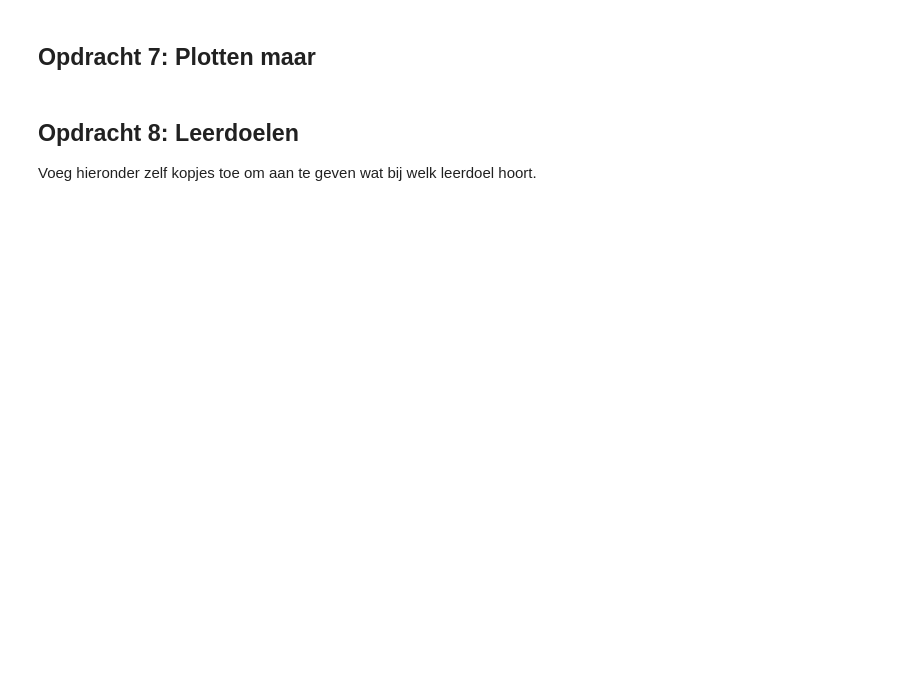
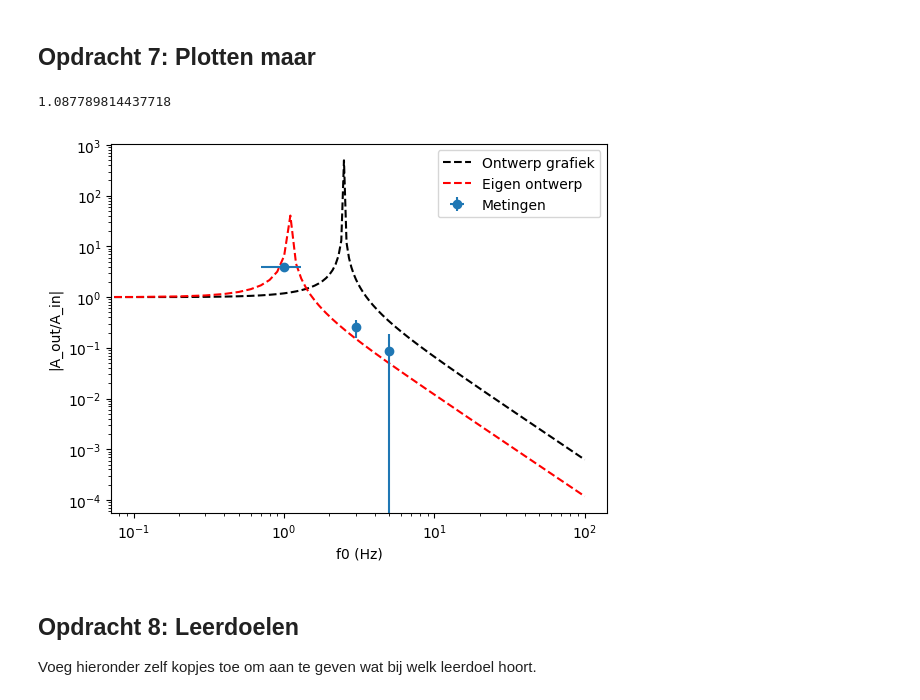
Before and after one commit to owesdorp/opdrachten-DEF-D, a Jupyter notebook: FysiekeOntwerpopdrachten/5MaakEenOpstellingTrillingsvrij/Ontwerpopdracht5MaakEenOpstellingTrillingsvrijInvulTemplate.ipynb, the cells around one changed output. Drawn from its saved outputs; the diff is of its cells as text; code cells hidden in the pictures; blank space fills up the shorter version.

```diff
--- a/FysiekeOntwerpopdrachten/5MaakEenOpstellingTrillingsvrij/Ontwerpopdracht5MaakEenOpstellingTrillingsvrijInvulTemplate.ipynb
+++ b/FysiekeOntwerpopdrachten/5MaakEenOpstellingTrillingsvrij/Ontwerpopdracht5MaakEenOpstellingTrillingsvrijInvulTemplate.ipynb
@@ -146,6 +164,33 @@ Als je hier negatief geantwoord hebt, kopieer onder deze cel dan alle cellen van
 ## Opdracht 7: Plotten maar
 # %%
 # Voeg hier je plots in.
+#metingen
+f_meting= np.array([1,3,5])
+f_fout= np.array([0.3,0.1,0.1])
+
+A1= np.array([0.15,1.79,6.3])
+A2= np.array([0.6,0.46, 0.55])
+A_fout = np.array([0.2,0.1,0.1])
+
+A_breuk=A2/A1
+
+w_ont = np.sqrt(g / 0.21)
+f_ont = w_ont / (2 * np.pi)
+
+print(f_ont)
+plt.figure()
+plt.plot(f_test, np.abs(amp_ver(f_test, f_0)), 'k--', label='Ontwerp grafiek')
+plt.plot(f_test, np.abs(amp_ver(f_test, f_ont)), 'r--', label='Eigen ontwerp')
+plt.errorbar(f_meting, A_breuk, xerr=f_fout, yerr=A_fout, fmt='o', label='Metingen')
+plt.xscale('log')
+plt.yscale('log')
+plt.ylabel("|A_out/A_in|")
+plt.xlabel('f0 (Hz)')
+plt.legend()
+plt.show()
+# %% [output]
+1.087789814437718
+[figure, added]
 # %% [markdown]
 ## Opdracht 8: Leerdoelen
 Voeg hieronder zelf kopjes toe om aan te geven wat bij welk leerdoel hoort.
```
Also changed, not shown: parts of 7 cells of this notebook, 2 other files.
